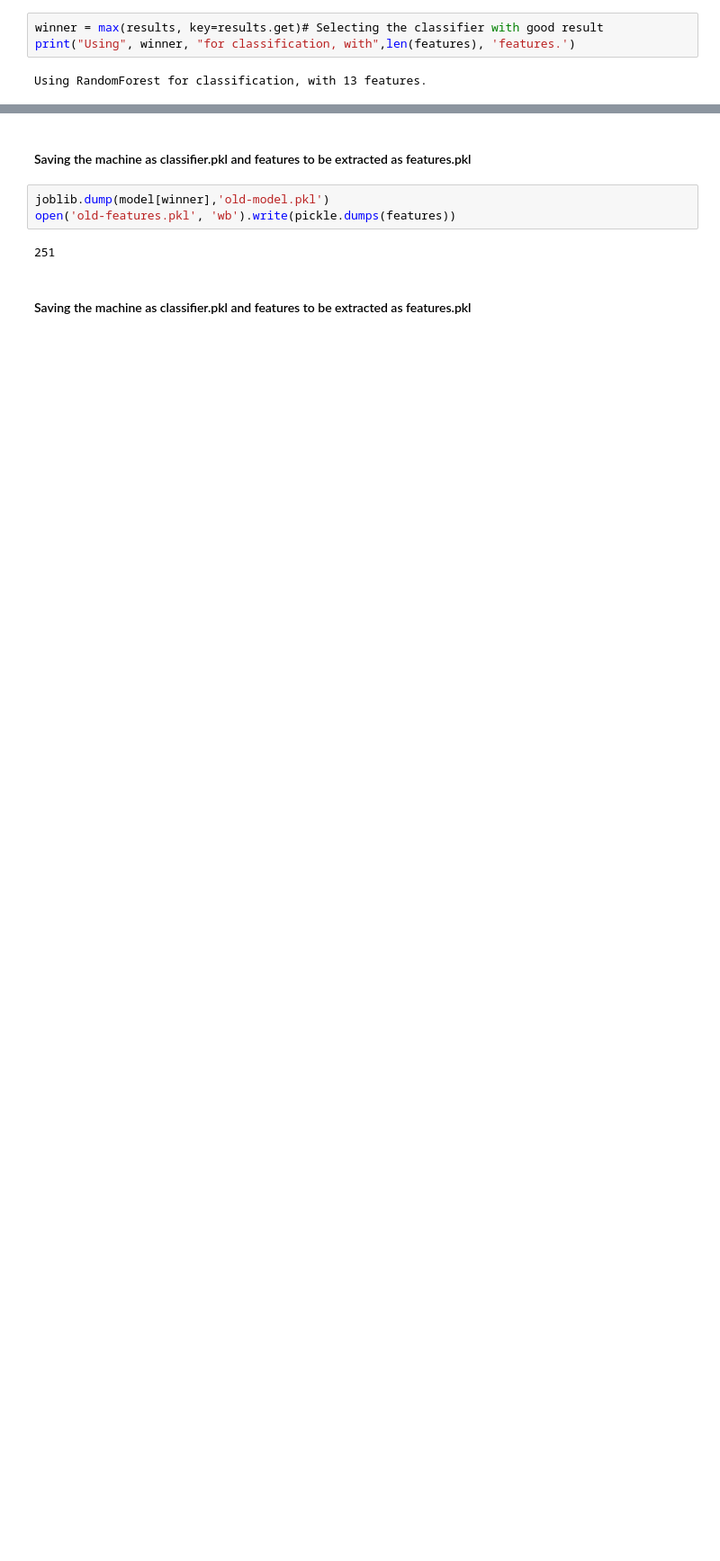
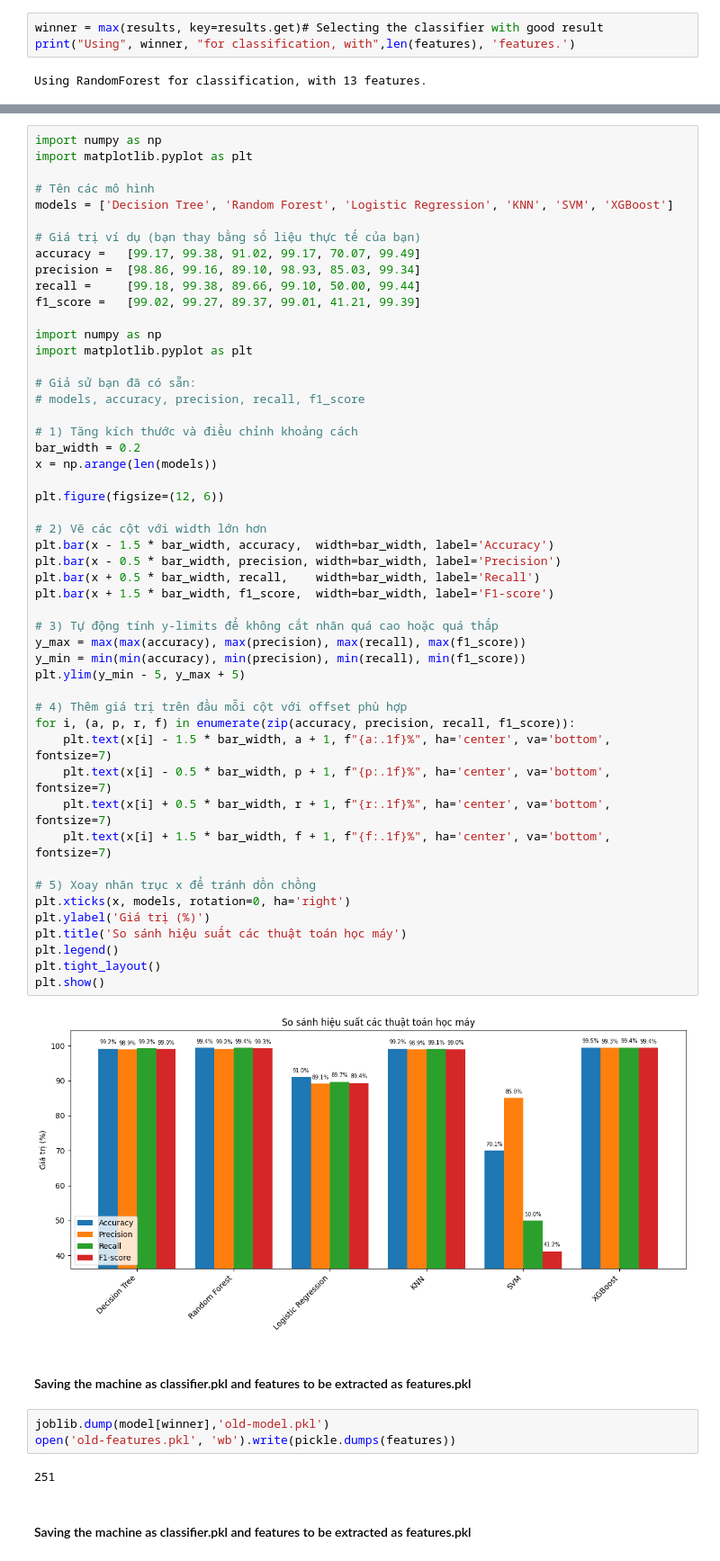
Before and after one commit to SonPham14/Capstone-2, a Jupyter notebook: MachineLearning/Malware-detect-traning-model.ipynb, the cells around one changed output, grey strips where cells are left out. Shown at 90% size. Saved outputs shown, nothing was run; the diff lists cells and outputs as text; blank space fills up the shorter version.

```diff
--- a/MachineLearning/Malware-detect-traning-model.ipynb
+++ b/MachineLearning/Malware-detect-traning-model.ipynb
@@ -179,3 +269,55 @@ Using RandomForest for classification, with 13 features.
+# %%
+import numpy as np
+import matplotlib.pyplot as plt
+
+# Tên các mô hình
+models = ['Decision Tree', 'Random Forest', 'Logistic Regression', 'KNN', 'SVM', 'XGBoost']
+
+# Giá trị ví dụ (bạn thay bằng số liệu thực tế của bạn)
+accuracy =   [99.17, 99.38, 91.02, 99.17, 70.07, 99.49]
+precision =  [98.86, 99.16, 89.10, 98.93, 85.03, 99.34]
+recall =     [99.18, 99.38, 89.66, 99.10, 50.00, 99.44]
+f1_score =   [99.02, 99.27, 89.37, 99.01, 41.21, 99.39]
+
+import numpy as np
+import matplotlib.pyplot as plt
+
+# Giả sử bạn đã có sẵn:
+# models, accuracy, precision, recall, f1_score
+
+# 1) Tăng kích thước và điều chỉnh khoảng cách
+bar_width = 0.2
+x = np.arange(len(models))
+
+plt.figure(figsize=(12, 6))
+
+# 2) Vẽ các cột với width lớn hơn
+plt.bar(x - 1.5 * bar_width, accuracy,  width=bar_width, label='Accuracy')
+plt.bar(x - 0.5 * bar_width, precision, width=bar_width, label='Precision')
+plt.bar(x + 0.5 * bar_width, recall,    width=bar_width, label='Recall')
+plt.bar(x + 1.5 * bar_width, f1_score,  width=bar_width, label='F1-score')
+
+# 3) Tự động tính y-limits để không cắt nhãn quá cao hoặc quá thấp
+y_max = max(max(accuracy), max(precision), max(recall), max(f1_score))
+y_min = min(min(accuracy), min(precision), min(recall), min(f1_score))
+plt.ylim(y_min - 5, y_max + 5)
+
+# 4) Thêm giá trị trên đầu mỗi cột với offset phù hợp
+for i, (a, p, r, f) in enumerate(zip(accuracy, precision, recall, f1_score)):
+    plt.text(x[i] - 1.5 * bar_width, a + 1, f"{a:.1f}%", ha='center', va='bottom', fontsize=7)
+    plt.text(x[i] - 0.5 * bar_width, p + 1, f"{p:.1f}%", ha='center', va='bottom', fontsize=7)
+    plt.text(x[i] + 0.5 * bar_width, r + 1, f"{r:.1f}%", ha='center', va='bottom', fontsize=7)
+    plt.text(x[i] + 1.5 * bar_width, f + 1, f"{f:.1f}%", ha='center', va='bottom', fontsize=7)
+
+# 5) Xoay nhãn trục x để tránh dồn chồng
+plt.xticks(x, models, rotation=0, ha='right')
+plt.ylabel('Giá trị (%)')
+plt.title('So sánh hiệu suất các thuật toán học máy')
+plt.legend()
+plt.tight_layout()
+plt.show()
+# %% [output]
+[figure, added]
 # %% [markdown]
 #### Saving the machine as classifier.pkl and features to be extracted as features.pkl
 # %%
```
Also changed, not shown: parts of 12 cells of this notebook.
